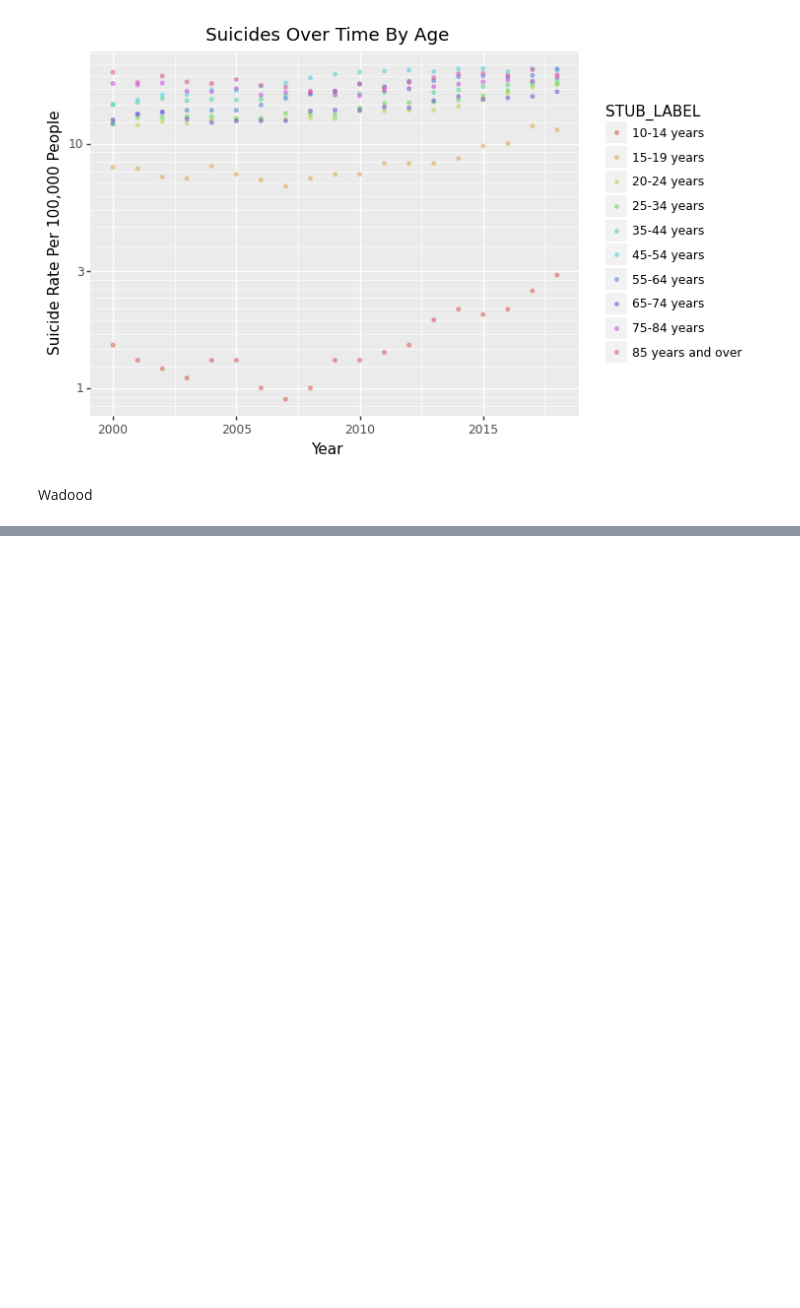
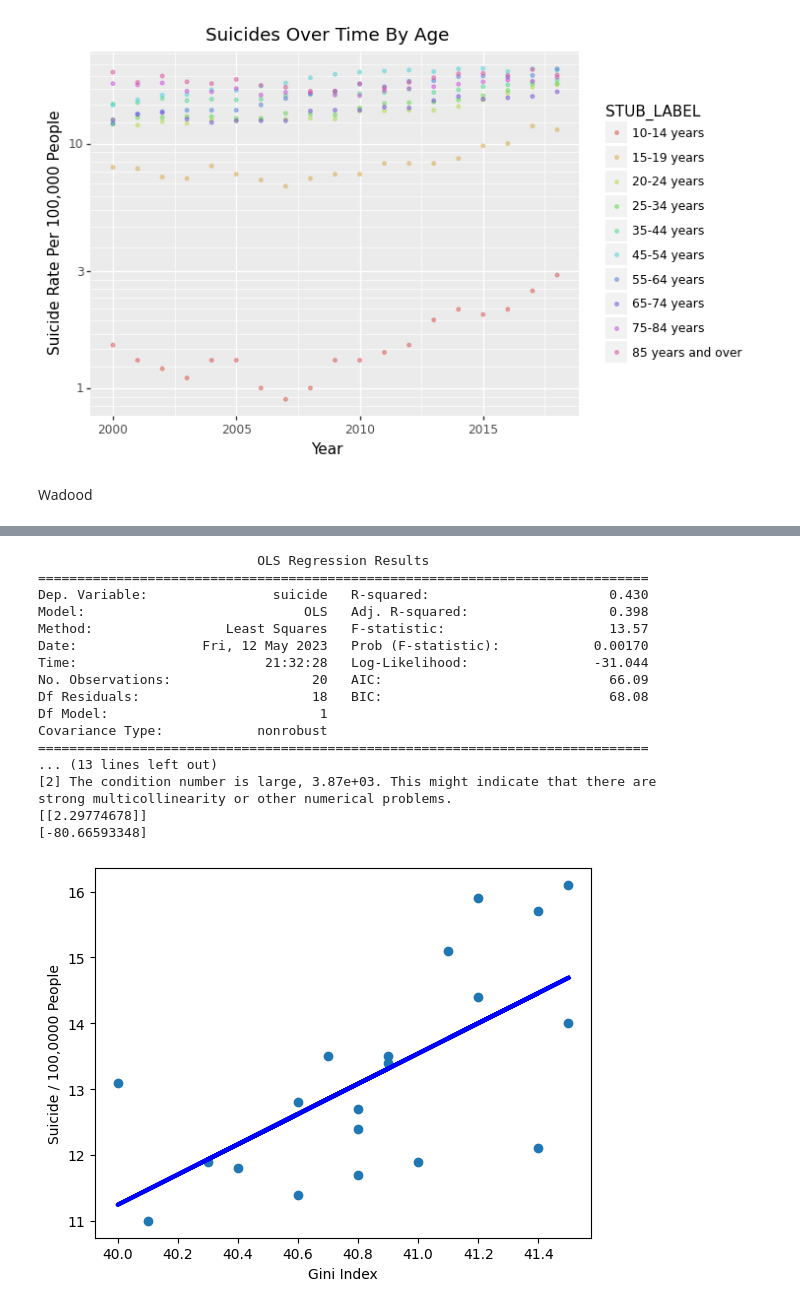
Before and after one commit to wadoodbutt/wadoodbutt.github.io, a Jupyter notebook: final_tutorial.ipynb, the cells around one changed output, grey strips where cells are left out. Saved outputs shown, nothing was run; the diff lists cells and outputs as text; code cells hidden in the pictures; blank space fills up the shorter version.

```diff
--- a/final_tutorial.ipynb
+++ b/final_tutorial.ipynb
@@ -525,0 +501,40 @@ print(df_final_g)
+# %%
+X = df_final_g['gini'].to_numpy().reshape(df_final_g['gini'].shape[0], 1)
+y = df_final_g['suicide'].to_numpy().reshape(df_final_g['suicide'].shape[0], 1)
+# Performing linear regression on gini vs suicide
+linreg = LinearRegression()
+mdl = linreg.fit(X,y)
+new_y = linreg.predict(X)
+
+# fit linear regression model for gini coefficient vs. suicide rate
+regression_model = smf.ols(formula='suicide ~ gini', data=df_final_g.astype('float32')).fit()
+
+print(regression_model.summary())
+
+print(mdl.coef_)
+print(mdl.intercept_)
+
+plt.scatter(x=df_final_g['gini'], y=df_final_g['suicide'])
+plt.xlabel("Gini Index")
+plt.ylabel("Suicide / 100,0000 People")
+plt.plot(X, new_y, color="blue", linewidth=3)
+plt.show()
+# %% [output]
+                            OLS Regression Results
+==============================================================================
+Dep. Variable:                suicide   R-squared:                       0.430
+Model:                            OLS   Adj. R-squared:                  0.398
+Method:                 Least Squares   F-statistic:                     13.57
+Date:                Fri, 12 May 2023   Prob (F-statistic):            0.00170
+Time:                        21:32:28   Log-Likelihood:                -31.044
+No. Observations:                  20   AIC:                             66.09
+Df Residuals:                      18   BIC:                             68.08
+Df Model:                           1
+Covariance Type:            nonrobust
+==============================================================================
+... (13 lines left out)
+[2] The condition number is large, 3.87e+03. This might indicate that there are
+strong multicollinearity or other numerical problems.
+[[2.29774678]]
+[-80.66593348]
+[figure, added]
```
Also changed, not shown: parts of 12 cells of this notebook.
